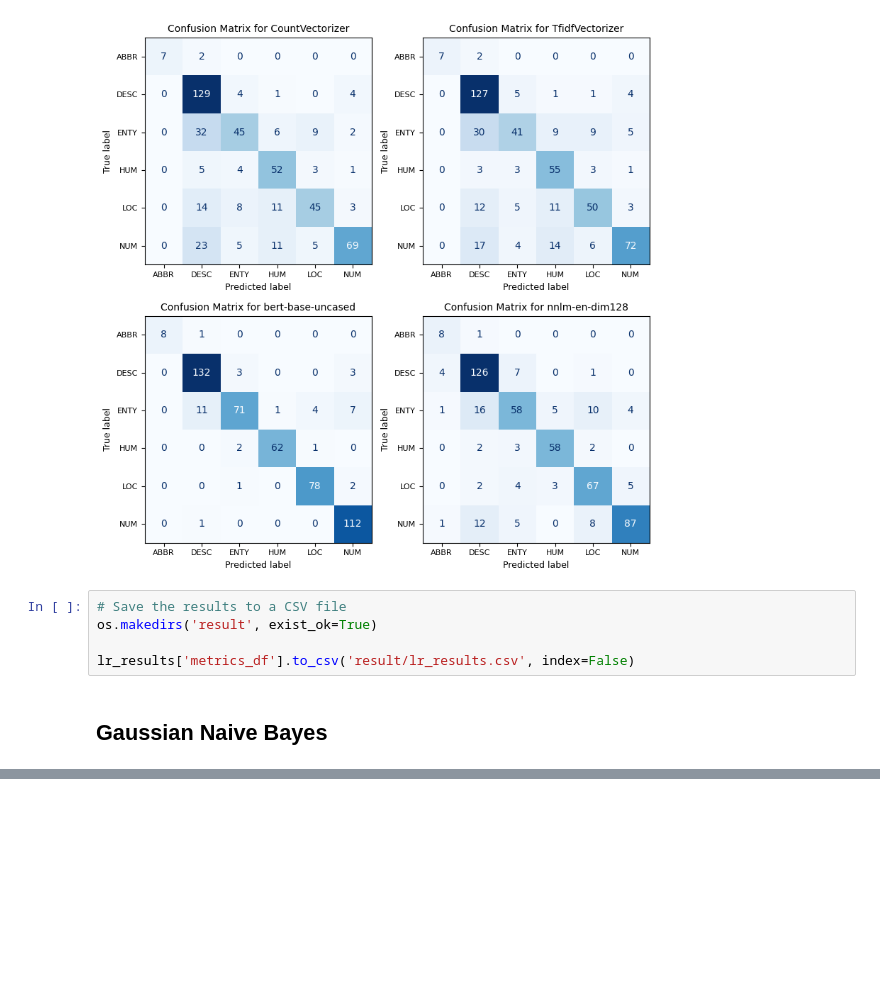
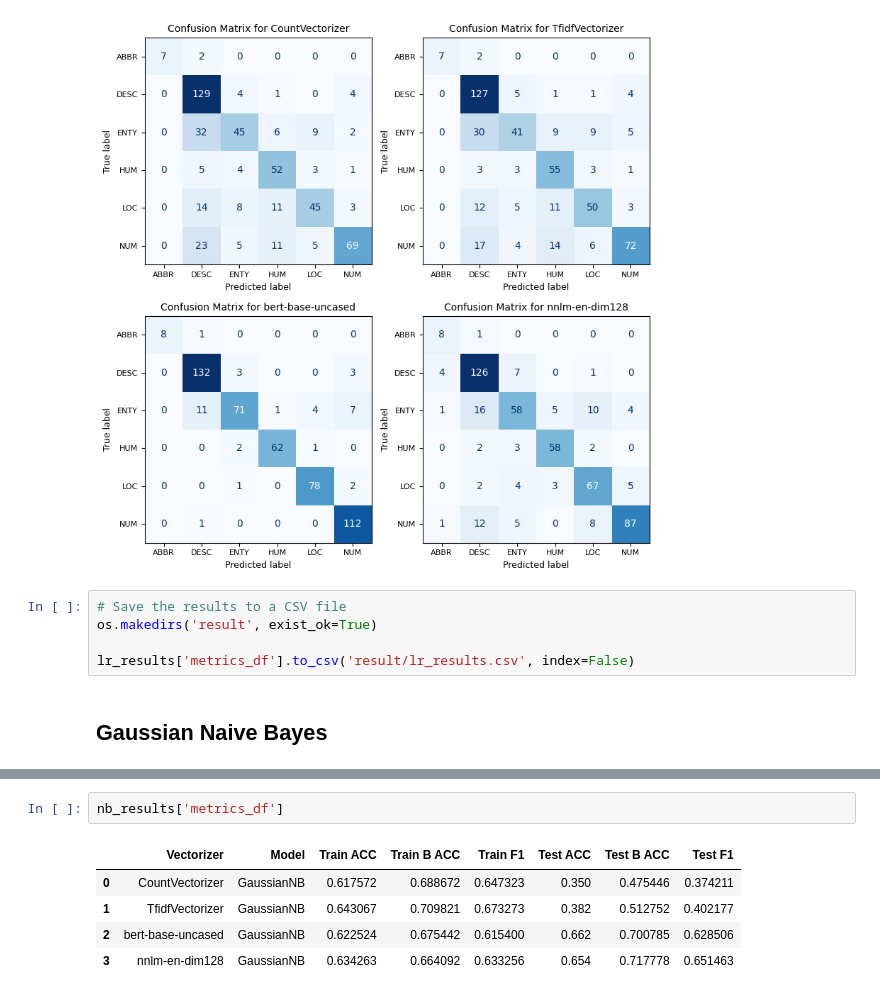
Before and after one commit to Ibrahim-Ola/ml_for_sentence_classification, a Jupyter notebook: modeling.ipynb, the cells around one changed output, grey strips where cells are left out. Drawn from its saved outputs; the diff is of its cells as text; blank space fills up the shorter version.

```diff
--- a/modeling.ipynb
+++ b/modeling.ipynb
@@ -454,0 +493,8 @@ lr_results['metrics_df'].to_csv('result/lr_results.csv', index=False)
+# %%
+nb_results['metrics_df']
+# %% [output]
+|  | Vectorizer | Model | Train ACC | Train B ACC | Train F1 | Test ACC | Test B ACC | Test F1 |
+| 0 | CountVectorizer | GaussianNB | 0.617572 | 0.688672 | 0.647323 | 0.350 | 0.475446 | 0.374211 |
+| 1 | TfidfVectorizer | GaussianNB | 0.643067 | 0.709821 | 0.673273 | 0.382 | 0.512752 | 0.402177 |
+| 2 | bert-base-uncased | GaussianNB | 0.622524 | 0.675442 | 0.615400 | 0.662 | 0.700785 | 0.628506 |
+| 3 | nnlm-en-dim128 | GaussianNB | 0.634263 | 0.664092 | 0.633256 | 0.654 | 0.717778 | 0.651463 |
```
Also changed, not shown: parts of 5 cells of this notebook.
